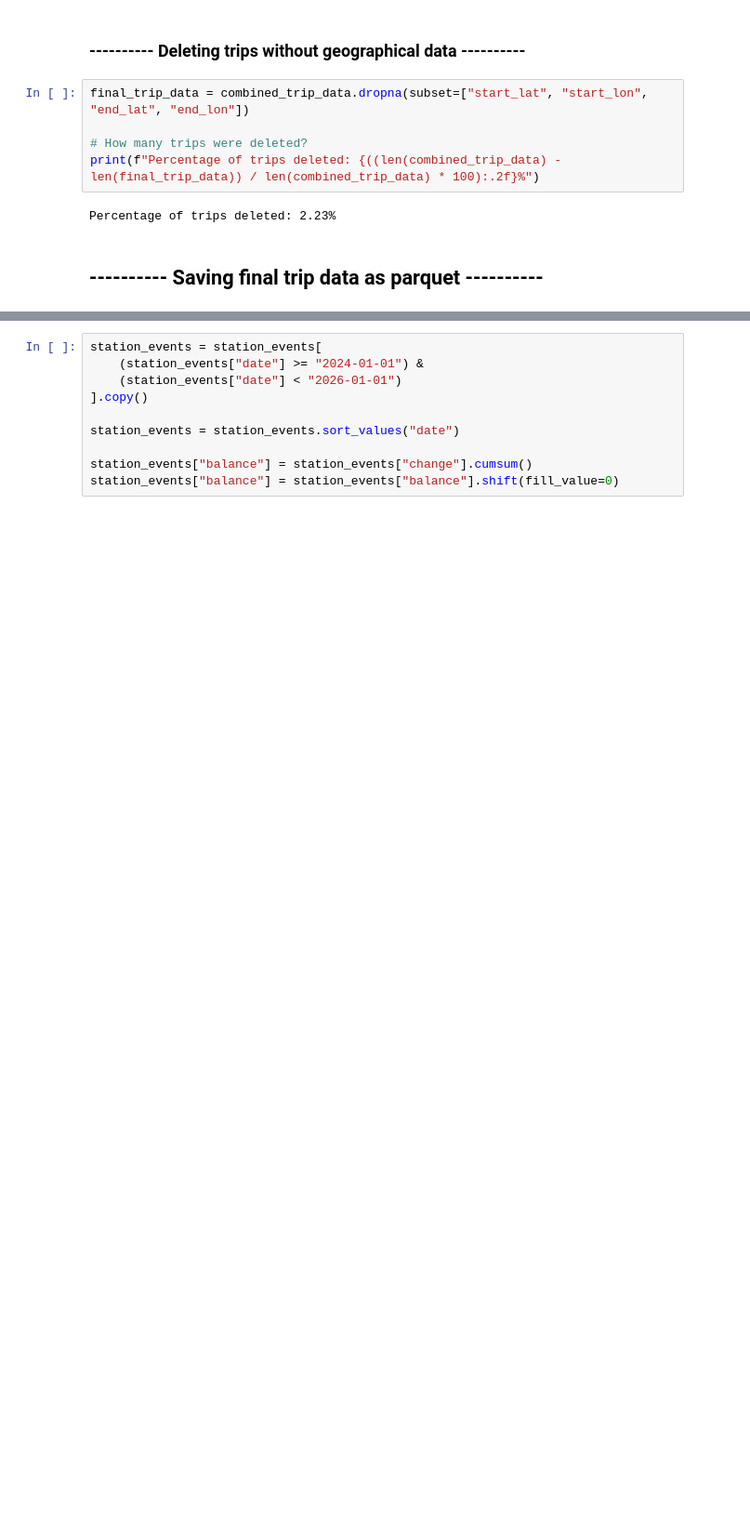
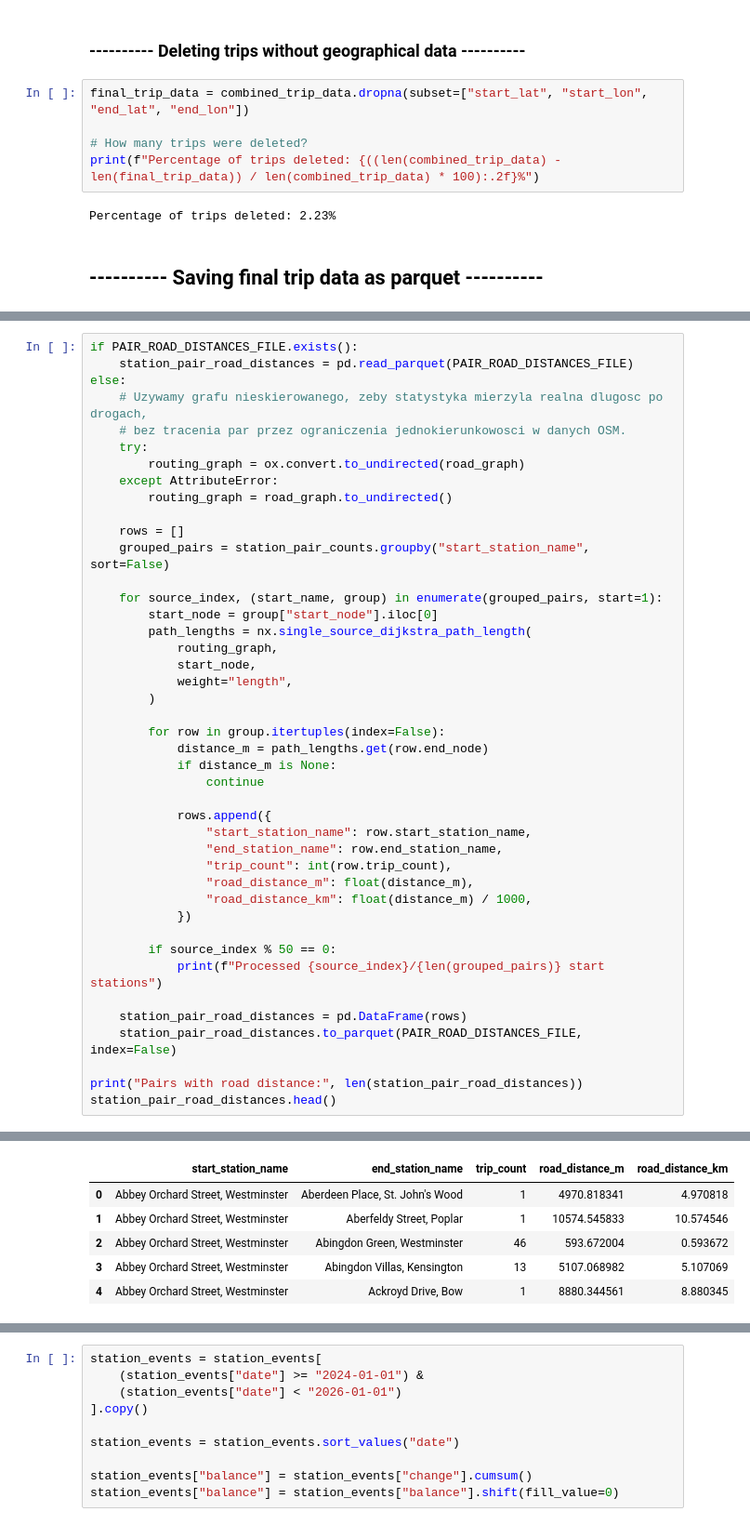
Before and after one commit to ArturWerys/london-bike-network-analysis, a Jupyter notebook: 01_data_preparation.ipynb, the cells around one changed output, grey strips where cells are left out. Shown at 93% size. Drawn from its saved outputs; the diff is of its cells as text; blank space fills up the shorter version.

```diff
--- a/01_data_preparation.ipynb
+++ b/01_data_preparation.ipynb
@@ -258,0 +458,44 @@ final_trip_data.head(-5)
+# %%
+if PAIR_ROAD_DISTANCES_FILE.exists():
+    station_pair_road_distances = pd.read_parquet(PAIR_ROAD_DISTANCES_FILE)
+else:
+    # Uzywamy grafu nieskierowanego, zeby statystyka mierzyla realna dlugosc po drogach,
+    # bez tracenia par przez ograniczenia jednokierunkowosci w danych OSM.
+    try:
+        routing_graph = ox.convert.to_undirected(road_graph)
+    except AttributeError:
+        routing_graph = road_graph.to_undirected()
+
+    rows = []
+    grouped_pairs = station_pair_counts.groupby("start_station_name", sort=False)
+
+    for source_index, (start_name, group) in enumerate(grouped_pairs, start=1):
+        start_node = group["start_node"].iloc[0]
+        path_lengths = nx.single_source_dijkstra_path_length(
+            routing_graph,
+            start_node,
+            weight="length",
+        )
+
+        for row in group.itertuples(index=False):
+            distance_m = path_lengths.get(row.end_node)
+            if distance_m is None:
+                continue
+
+            rows.append({
+                "start_station_name": row.start_station_name,
+                "end_station_name": row.end_station_name,
+                "trip_count": int(row.trip_count),
+                "road_distance_m": float(distance_m),
+                "road_distance_km": float(distance_m) / 1000,
+            })
+
+        if source_index % 50 == 0:
+            print(f"Processed {source_index}/{len(grouped_pairs)} start stations")
+
+    station_pair_road_distances = pd.DataFrame(rows)
+    station_pair_road_distances.to_parquet(PAIR_ROAD_DISTANCES_FILE, index=False)
+
+print("Pairs with road distance:", len(station_pair_road_distances))
+station_pair_road_distances.head()
+# %% [output]
@@ -258,0 +519,6 @@ final_trip_data.head(-5)
+|  | start_station_name | end_station_name | trip_count | road_distance_m | road_distance_km |
+| 0 | Abbey Orchard Street, Westminster | Aberdeen Place, St. John's Wood | 1 | 4970.818341 | 4.970818 |
+| 1 | Abbey Orchard Street, Westminster | Aberfeldy Street, Poplar | 1 | 10574.545833 | 10.574546 |
+| 2 | Abbey Orchard Street, Westminster | Abingdon Green, Westminster | 46 | 593.672004 | 0.593672 |
+| 3 | Abbey Orchard Street, Westminster | Abingdon Villas, Kensington | 13 | 5107.068982 | 5.107069 |
+| 4 | Abbey Orchard Street, Westminster | Ackroyd Drive, Bow | 1 | 8880.344561 | 8.880345 |
```
Also changed, not shown: parts of 20 cells of this notebook, 16 other files.
